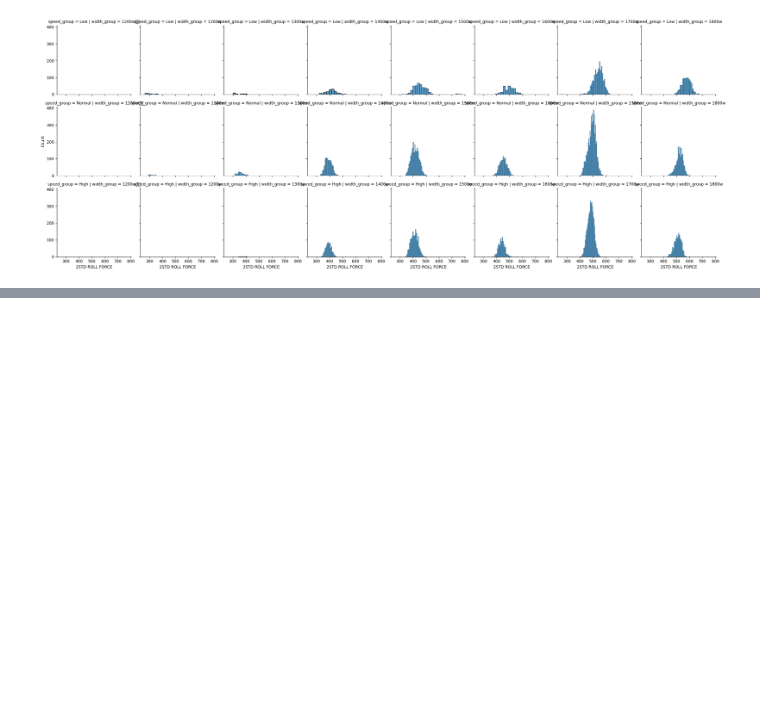
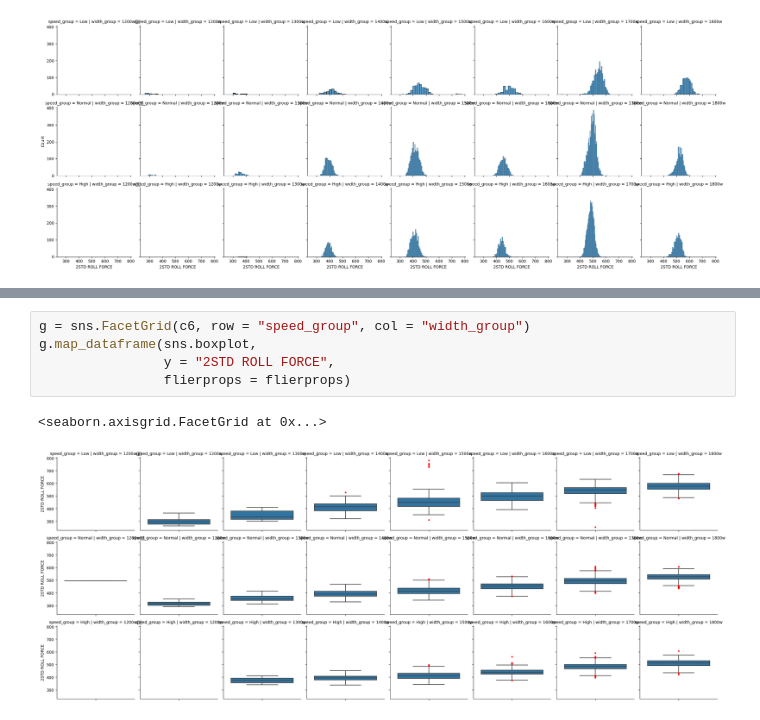
Before and after one commit to joahyot/202308_python_training_YJ, a Jupyter notebook: review02.ipynb, the cells around one changed output, grey strips where cells are left out. Drawn from its saved outputs; the diff is of its cells as text; blank space fills up the shorter version.

```diff
--- a/review02.ipynb
+++ b/review02.ipynb
@@ -614,0 +634,8 @@ plt.show()
+# %%
+g = sns.FacetGrid(c6, row = "speed_group", col = "width_group")
+g.map_dataframe(sns.boxplot,
+                y = "2STD ROLL FORCE",
+                flierprops = flierprops)
+# %% [output]
+<seaborn.axisgrid.FacetGrid at 0x...>
+[figure, added]
```
Also changed, not shown: parts of 6 cells of this notebook.
